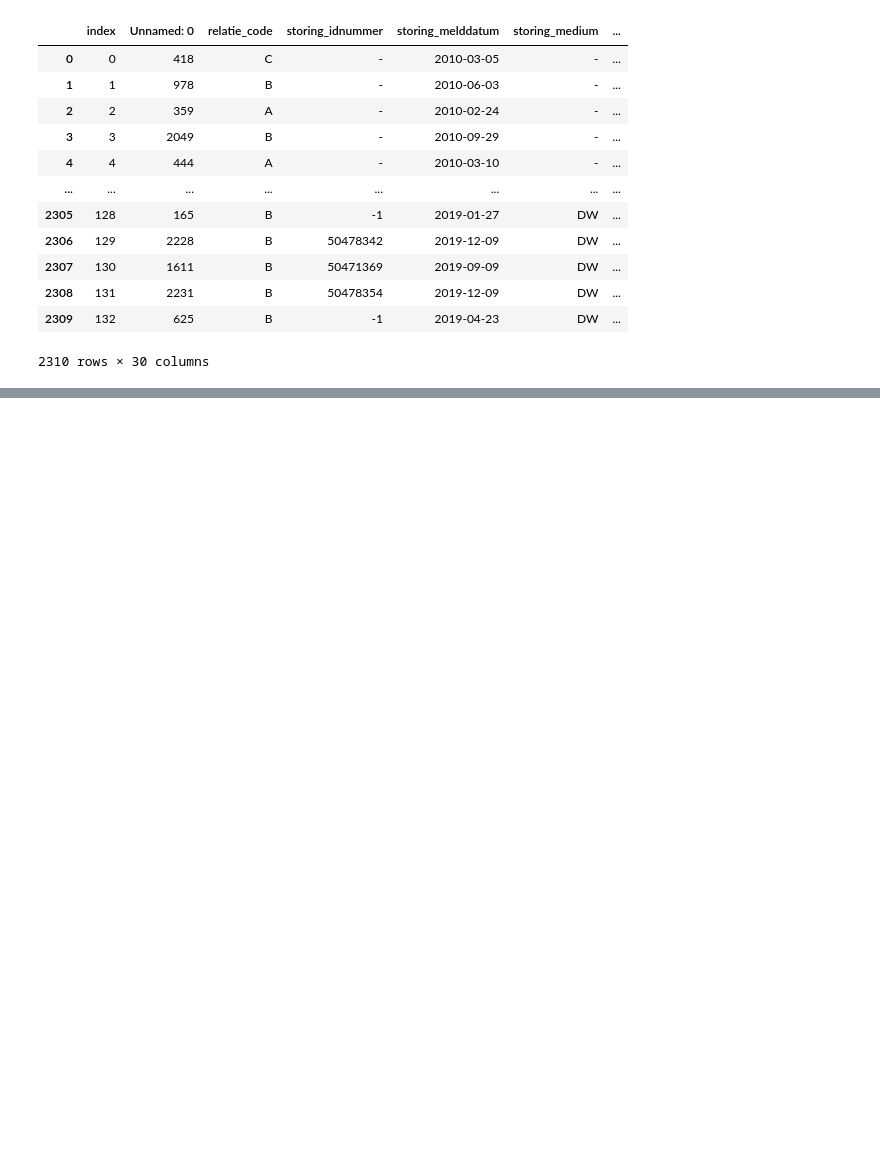
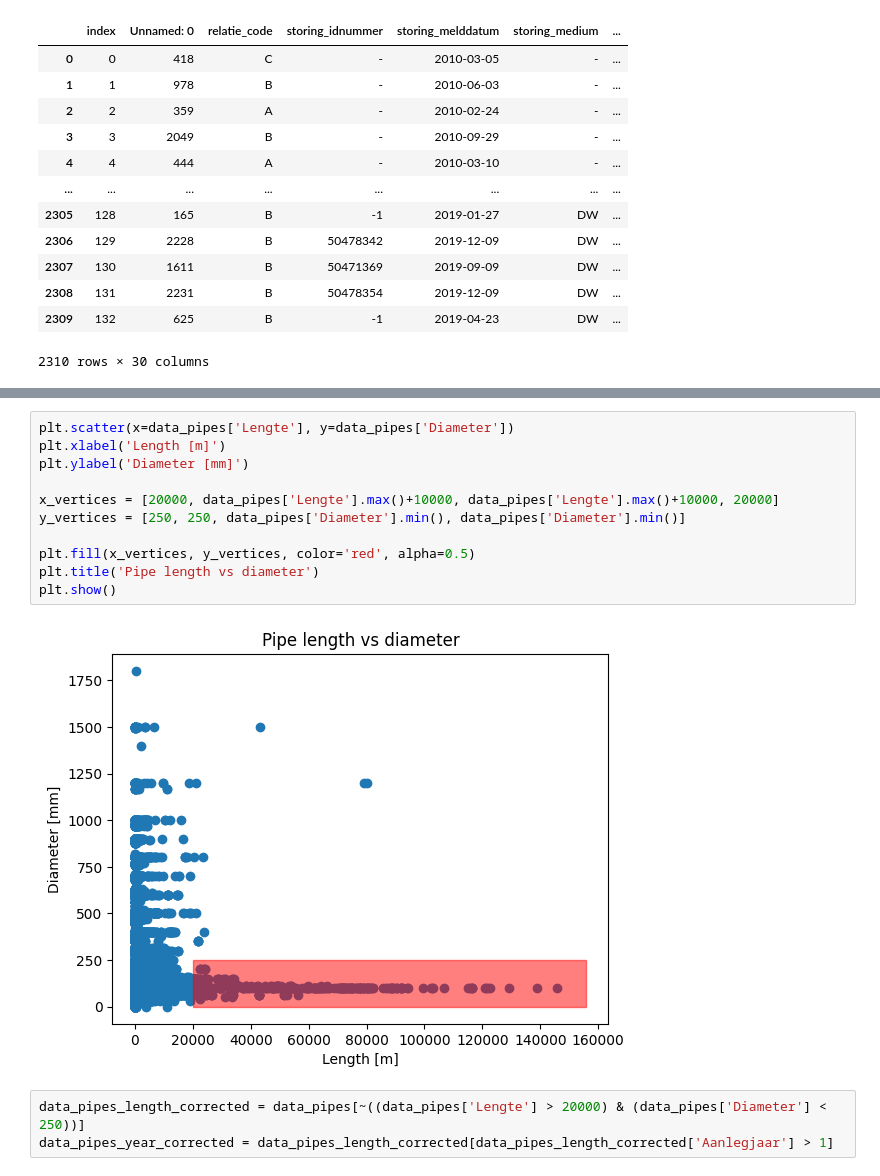
Before and after one commit to jipsteiger/ENVM1601, a Jupyter notebook: Failure_modelling/failure_week_2.ipynb, the cells around one changed output, grey strips where cells are left out. Cells and saved outputs as stored; diff of their text form; blank space fills up the shorter version.

```diff
--- a/Failure_modelling/failure_week_2.ipynb
+++ b/Failure_modelling/failure_week_2.ipynb
@@ -90,3 +83,19 @@ data_pipes_length_per_construction_year_corrected
 | 2017-01-01 | 47855.932836 |
 | 2018-01-01 | 14343.387119 |
 138 rows × 1 columns
+# %%
+plt.scatter(x=data_pipes['Lengte'], y=data_pipes['Diameter'])
+plt.xlabel('Length [m]')
+plt.ylabel('Diameter [mm]')
+
+x_vertices = [20000, data_pipes['Lengte'].max()+10000, data_pipes['Lengte'].max()+10000, 20000]
+y_vertices = [250, 250, data_pipes['Diameter'].min(), data_pipes['Diameter'].min()]
+
+plt.fill(x_vertices, y_vertices, color='red', alpha=0.5)
+plt.title('Pipe length vs diameter')
+plt.show()
+# %% [output]
+[figure, added]
+# %%
+data_pipes_length_corrected = data_pipes[~((data_pipes['Lengte'] > 20000) & (data_pipes['Diameter'] < 250))]
+data_pipes_year_corrected = data_pipes_length_corrected[data_pipes_length_corrected['Aanlegjaar'] > 1]
```
Also changed, not shown: parts of 5 cells of this notebook.
